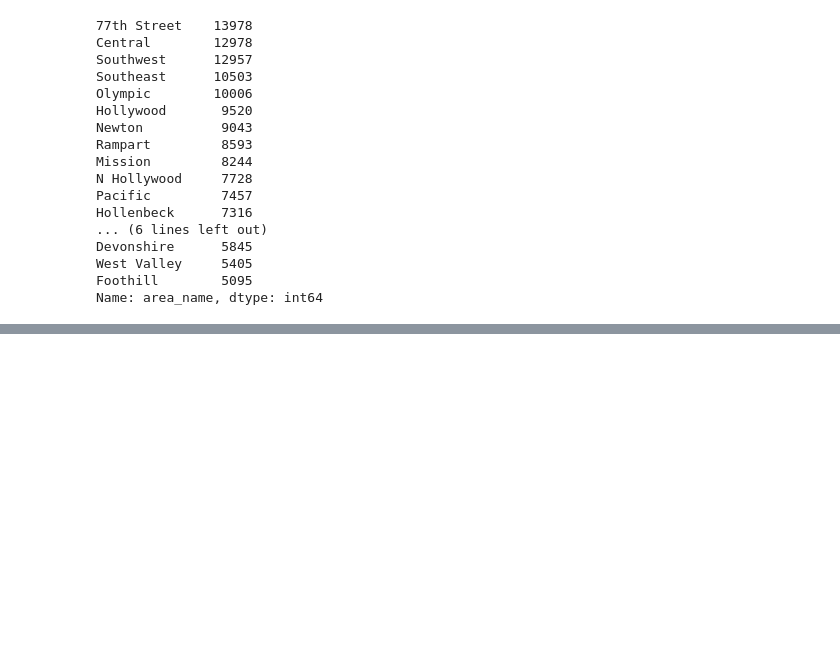
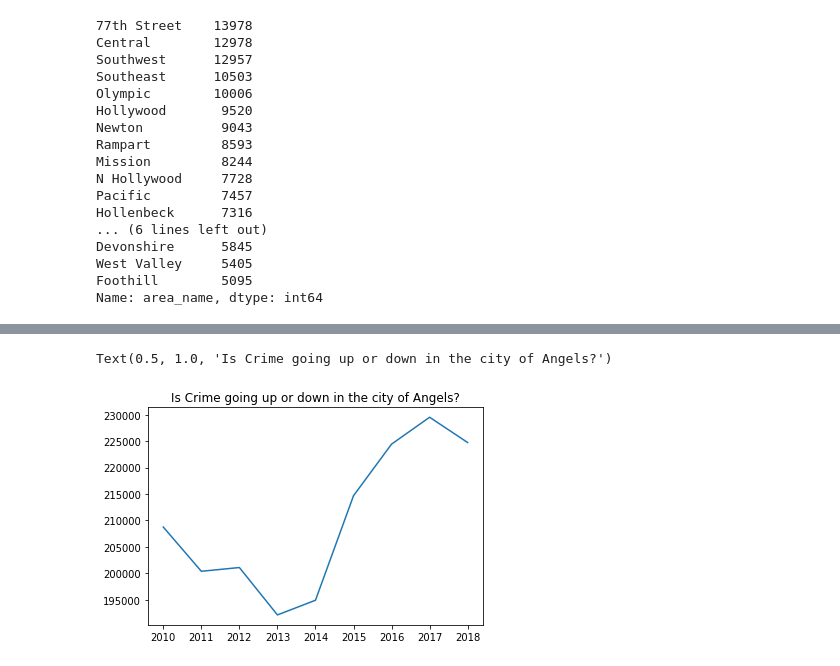
Before and after one commit to nonoumasy/LA-Crime-2010-2019, a Jupyter notebook: LA Crime Data Analysis.ipynb, the cells around one changed output, grey strips where cells are left out. Cells and saved outputs as stored; diff of their text form; code cells hidden in the pictures; blank space fills up the shorter version.

```diff
--- a/LA Crime Data Analysis.ipynb
+++ b/LA Crime Data Analysis.ipynb
@@ -176,0 +206,7 @@ Name: area_name, dtype: int64
+# %%
+#Show if crime is increasing or decreasing in time
+df.date_occurred.dt.year.value_counts().sort_index()[0:9].plot()
+plt.title('Is Crime going up or down in the city of Angels?')
+# %% [output]
+Text(0.5, 1.0, 'Is Crime going up or down in the city of Angels?')
+[figure, added]
```
Also changed, not shown: parts of 19 cells of this notebook.
